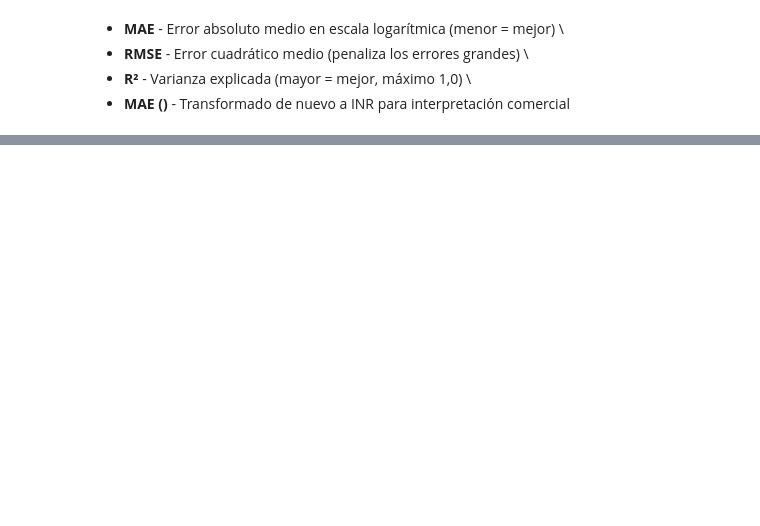
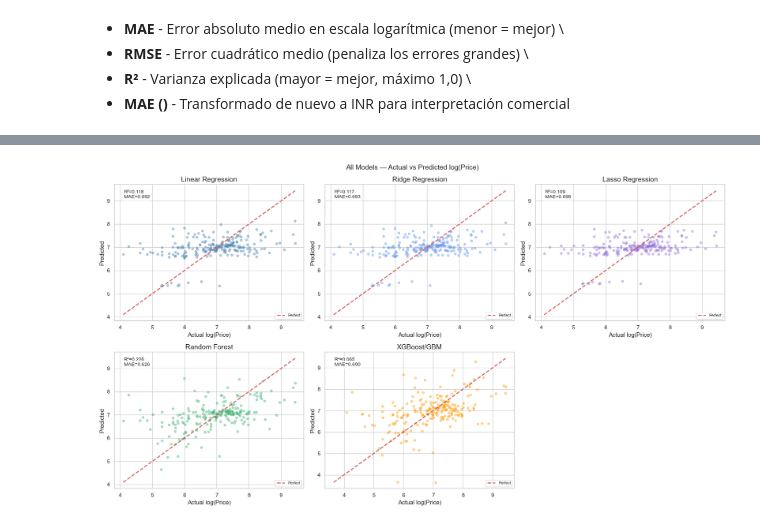
Before and after one commit to Miche1512/9AIEVND-ADND-Practicas-230091, a Jupyter notebook: Practica04/Practica04-230091.ipynb, the cells around one changed output, grey strips where cells are left out. Cells and saved outputs as stored; diff of their text form; code cells hidden in the pictures; blank space fills up the shorter version.

```diff
--- a/Practica04/Practica04-230091.ipynb
+++ b/Practica04/Practica04-230091.ipynb
@@ -923,3 +951,22 @@ Train: 875 | Test: 219
 - **RMSE** - Error cuadrático medio (penaliza los errores grandes)  \
 - **R²** - Varianza explicada (mayor = mejor, máximo 1,0) \
 - **MAE ()** - Transformado de nuevo a INR para interpretación comercial
+# %%
+# ============================================================
+# SECTION 10 — Evaluation Helpers
+# ============================================================
+results = {}
+
+def eval_model(name, y_true, y_pred):
+    mae  = mean_absolute_error(y_true, y_pred)
+    rmse = np.sqrt(mean_squared_error(y_true, y_pred))
+    r2   = r2_score(y_true, y_pred)
+    mae_inr = mean_absolute_error(np.expm1(y_true), np.expm1(y_pred))
+    print(f'  📊 {name}:')
+    print(f'     MAE (log)  = {mae:.4f}  |  MAE (₹) = ₹{mae_inr:,.0f}')
+    print(f'     RMSE (log) = {rmse:.4f}  |  R²      = {r2:.4f}')
+    results[name] = {'MAE_log': round(mae,4), 'RMSE_log': round(rmse,4),
+                     'R2': round(r2,4), 'MAE_INR': round(mae_inr,0)}
+    return y_pred
+
+print('✅ Evaluation helpers ready.')
@@ -925,0 +1037,29 @@ Train: 875 | Test: 219
+# %%
+# Actual vs Predicted — all models
+fig, axes = plt.subplots(2, 3, figsize=(18, 10))
+preds_all = [('Linear Regression', lr_pred, 'steelblue'),
+             ('Ridge Regression',  ridge_pred, 'cornflowerblue'),
+             ('Lasso Regression',  lasso_pred, 'mediumpurple'),
+             ('Random Forest',      rf_pred,    'mediumseagreen'),
+             ('XGBoost/GBM',        xgb_pred,   '#FF9900')]
+
+for ax, (name, pred, color) in zip(axes.flatten(), preds_all):
+    ax.scatter(y_test, pred, alpha=0.4, color=color, s=20)
+    lims = [min(y_test.min(), pred.min()), max(y_test.max(), pred.max())]
+    ax.plot(lims, lims, 'r--', lw=2, label='Perfect')
+    r2v  = r2_score(y_test, pred)
+    maev = mean_absolute_error(y_test, pred)
+    ax.set_title(f'{name}')
+    ax.set_xlabel('Actual log(Price)'); ax.set_ylabel('Predicted')
+    ax.annotate(f'R²={r2v:.3f}\nMAE={maev:.3f}',
+                xy=(0.05, 0.90), xycoords='axes fraction', fontsize=10,
+                bbox=dict(boxstyle='round', fc='white', alpha=0.85))
+    ax.legend(fontsize=8)
+
+# FIX: Use flatten() to access the last individual subplot index
+axes.flatten()[-1].set_visible(False)
+
+plt.suptitle('All Models — Actual vs Predicted log(Price)', fontsize=14)
+plt.tight_layout(); plt.show()
+# %% [output]
+[figure, added]
```
Also changed, not shown: parts of 31 cells of this notebook.
